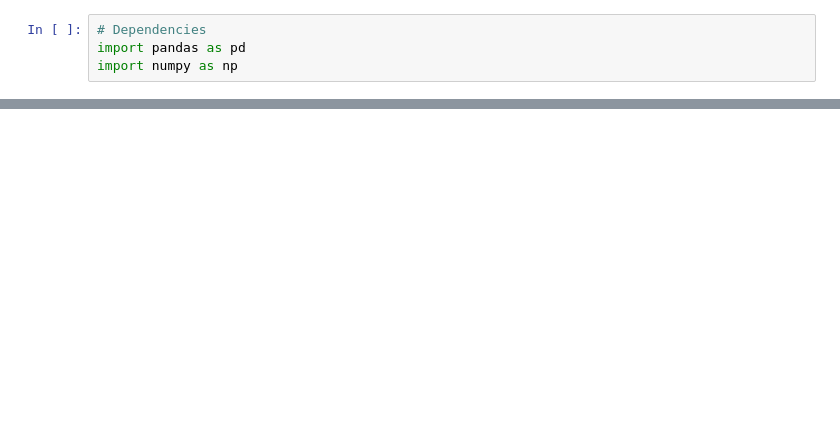
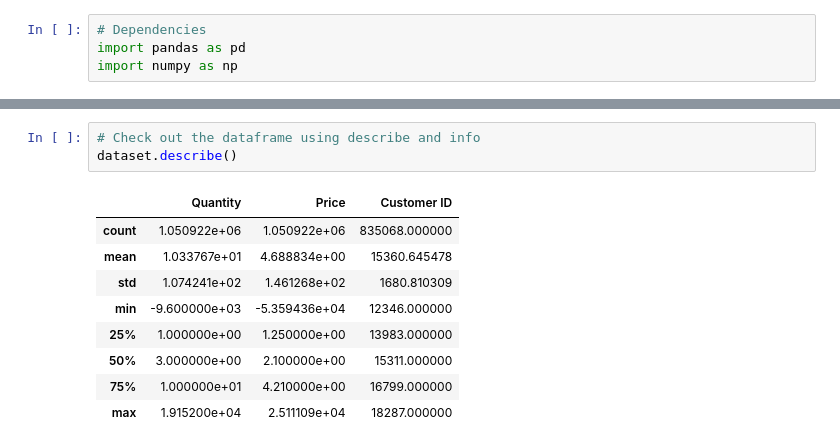
Before and after one commit to Samravp/Online-Retail-Sales-Insights, a Jupyter notebook: Online_Sales_Analysis.ipynb, the cells around one changed output, grey strips where cells are left out. Drawn from its saved outputs; the diff is of its cells as text; blank space fills up the shorter version.

```diff
--- a/Online_Sales_Analysis.ipynb
+++ b/Online_Sales_Analysis.ipynb
@@ -22,3 +30,16 @@ dataset.head()
 | 2 | 489434 | 79323W | WHITE CHERRY LIGHTS | 12 | 1/12/09 07:45 | 6.75 | 13085.0 | United Kingdom |
 | 3 | 489434 | 22041 | RECORD FRAME 7" SINGLE SIZE | 48 | 1/12/09 07:45 | 2.10 | 13085.0 | United Kingdom |
 | 4 | 489434 | 21232 | STRAWBERRY CERAMIC TRINKET BOX | 24 | 1/12/09 07:45 | 1.25 | 13085.0 | United Kingdom |
+# %%
+# Check out the dataframe using describe and info
+dataset.describe()
+# %% [output]
+|  | Quantity | Price | Customer ID |
+| count | 1.050922e+06 | 1.050922e+06 | 835068.000000 |
+| mean | 1.033767e+01 | 4.688834e+00 | 15360.645478 |
+| std | 1.074241e+02 | 1.461268e+02 | 1680.810309 |
+| min | -9.600000e+03 | -5.359436e+04 | 12346.000000 |
+| 25% | 1.000000e+00 | 1.250000e+00 | 13983.000000 |
+| 50% | 3.000000e+00 | 2.100000e+00 | 15311.000000 |
+| 75% | 1.000000e+01 | 4.210000e+00 | 16799.000000 |
+| max | 1.915200e+04 | 2.511109e+04 | 18287.000000 |
```
Also changed, not shown: parts of 23 cells of this notebook.
